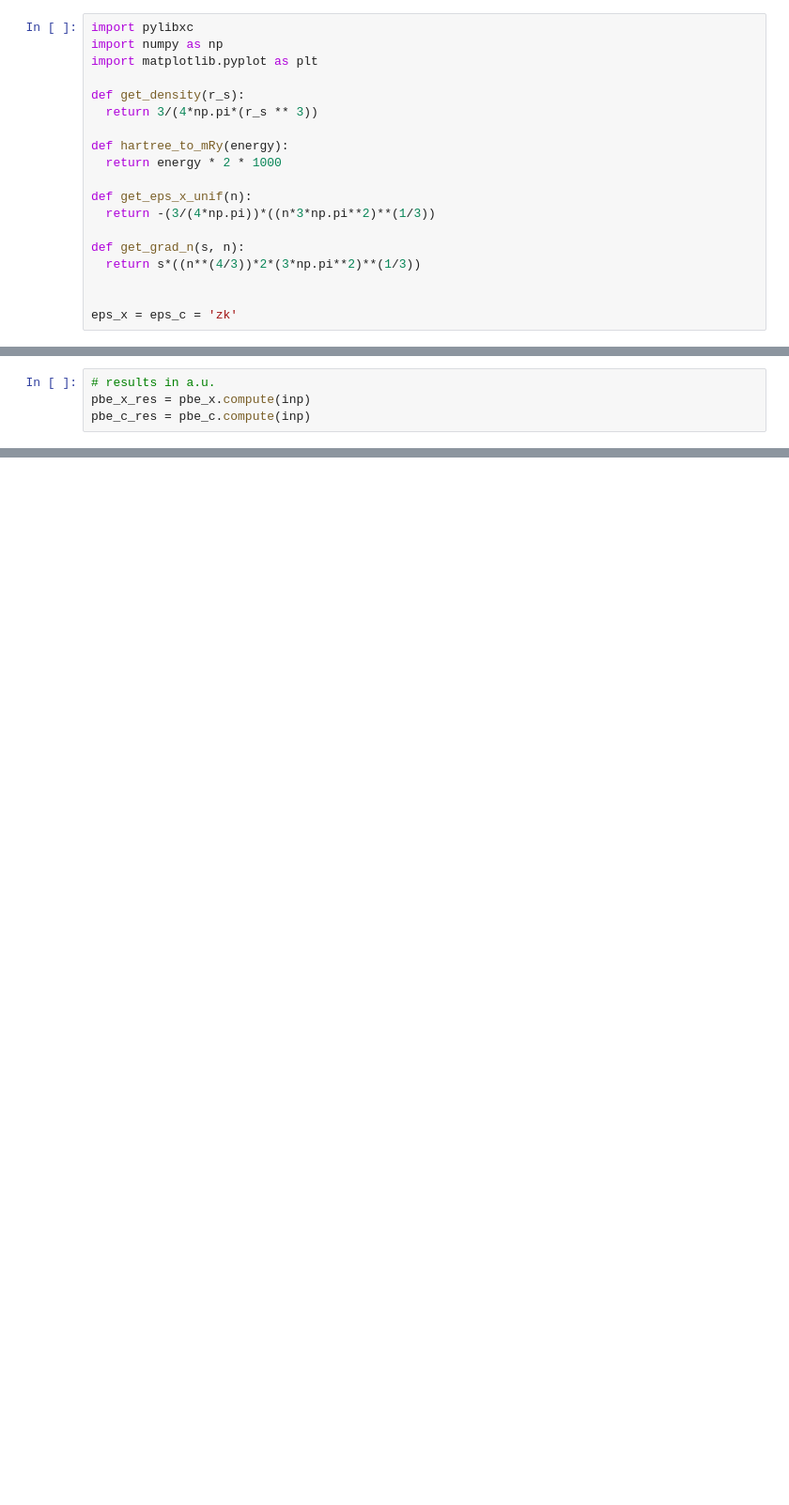
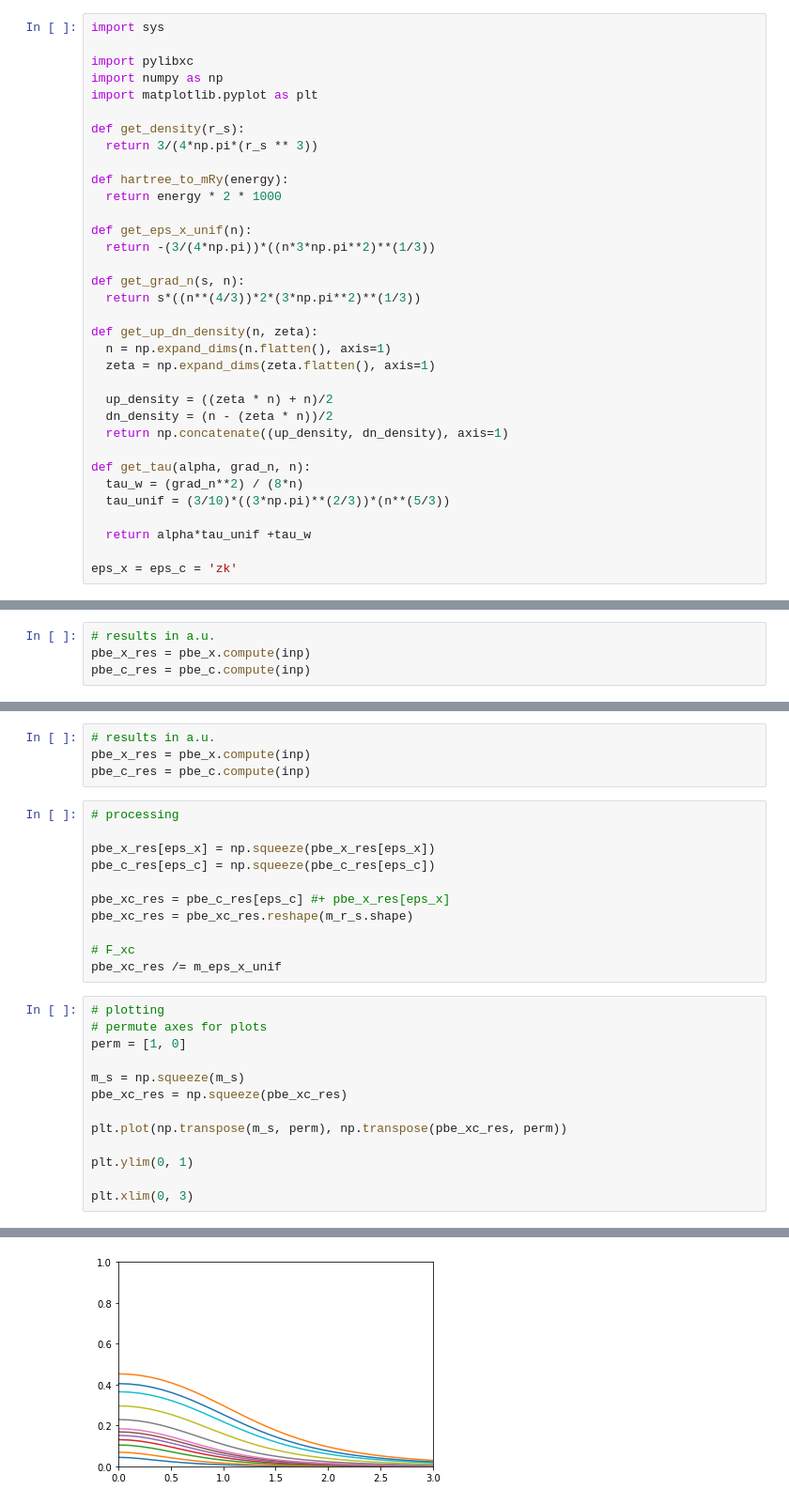
Before and after one commit to pedersor/DFT_exconditions, a Jupyter notebook: test.ipynb, the cells around one changed output, grey strips where cells are left out. Shown: that part at 94% size. Cells and saved outputs as stored; diff of their text form; blank space fills up the shorter version.

```diff
--- a/test.ipynb
+++ b/test.ipynb
@@ -1,4 +1,6 @@
 # %%
+import sys
+
 import pylibxc
 import numpy as np
 import matplotlib.pyplot as plt
@@ -15,6 +17,19 @@ def get_eps_x_unif(n):
 def get_grad_n(s, n):
   return s*((n**(4/3))*2*(3*np.pi**2)**(1/3))
 
+def get_up_dn_density(n, zeta):
+  n = np.expand_dims(n.flatten(), axis=1)
+  zeta = np.expand_dims(zeta.flatten(), axis=1)
+
+  up_density = ((zeta * n) + n)/2
+  dn_density = (n - (zeta * n))/2
+  return np.concatenate((up_density, dn_density), axis=1)
+
+def get_tau(alpha, grad_n, n):
+  tau_w = (grad_n**2) / (8*n)
+  tau_unif = (3/10)*((3*np.pi)**(2/3))*(n**(5/3))
+
+  return alpha*tau_unif +tau_w
 
 eps_x = eps_c = 'zk'
 # %%
@@ -108,0 +151,29 @@ plt.xlim(0, 3)
+# %%
+# results in a.u.
+pbe_x_res = pbe_x.compute(inp)
+pbe_c_res = pbe_c.compute(inp)
+# %%
+# processing
+
+pbe_x_res[eps_x] = np.squeeze(pbe_x_res[eps_x])
+pbe_c_res[eps_c] = np.squeeze(pbe_c_res[eps_c])
+
+pbe_xc_res = pbe_c_res[eps_c] #+ pbe_x_res[eps_x]
+pbe_xc_res = pbe_xc_res.reshape(m_r_s.shape)
+
+# F_xc
+pbe_xc_res /= m_eps_x_unif
+# %%
+# plotting
+# permute axes for plots
+perm = [1, 0]
+
+m_s = np.squeeze(m_s)
+pbe_xc_res = np.squeeze(pbe_xc_res)
+
+plt.plot(np.transpose(m_s, perm), np.transpose(pbe_xc_res, perm))
+
+plt.ylim(0, 1)
+
+plt.xlim(0, 3)
+# %% [output]
@@ -108,0 +181 @@ plt.xlim(0, 3)
+[figure, added]
```
Also changed, not shown: parts of 9 cells of this notebook.
